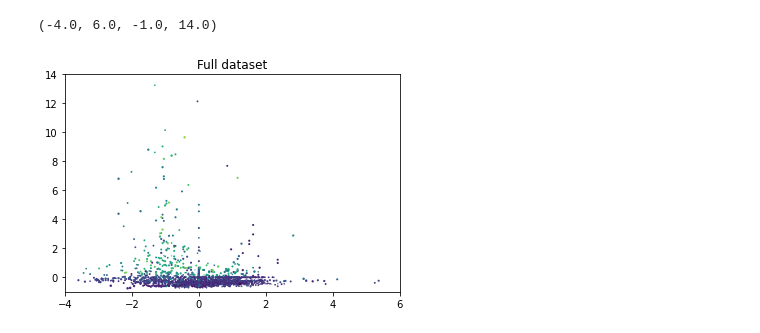
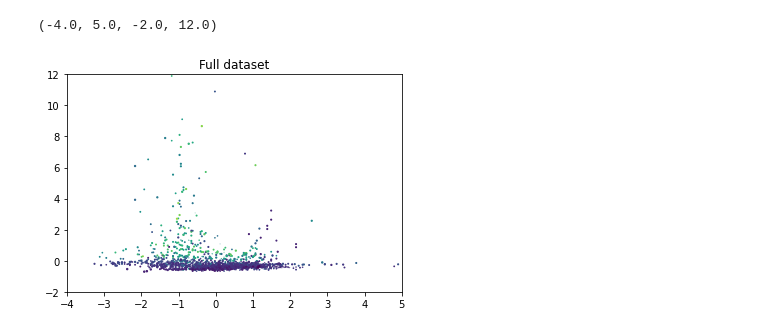
Before and after one commit to megannguyen6898/finalprojectDATA, a Jupyter notebook: finalproject.ipynb, the cells around one changed output. Drawn from its saved outputs; the diff is of its cells as text; code cells hidden in the pictures.

```diff
--- a/finalproject.ipynb
+++ b/finalproject.ipynb
@@ -75 +52,3 @@ dataset1['Conductivity_norm'] = normalization(dataset1['Conductivity'])
+# %%
+dataset1.index = dataset1.Date.copy()
 # %%
@@ -78,0 +63,5 @@ temp = dataset1['Temperature']
+# %%
+dataset1['PH_norm'] = (dataset1.PH - dataset1.PH.mean())/dataset1.PH.std()
+dataset1['Conduct_norm'] = (dataset1.Conductivity - dataset1.Conductivity.mean())/dataset1.Conductivity.std()
+dataset1['Temp_norm'] = (dataset1.Temperature - dataset1.Temperature.mean())/dataset1.Temperature.std()
+dataset1['Turb_norm'] = (dataset1.Turbidity - dataset1.Turbidity.mean())/dataset1.Turbidity.std()
@@ -91,18 +120,13 @@ pd.DataFrame(temp).plot(kind='density')
 # %%
 #tensor is multi-dimensional matrix containing elements of a single data type
-covariates = ['PH','Turbidity','Temperature']
-conductivity = dataset1['Conductivity_norm']
+covariates = ['PH_norm','Turb_norm','Temp_norm']
+conductivity = dataset1['Conduct_norm']
 data_points = torch.from_numpy(np.stack([dataset1[a] for a in covariates], axis=1)).float()
 data_targets = torch.from_numpy(np.stack(conductivity)).float()
 
 n_data_entries = conductivity.shape[0]
 n_data_dim = len(covariates)
 n_data = len(dataset1)
-# %%
-# Shuffle data
-data_shuffled_idx = torch.randperm(n_data_entries).numpy()
-data_targets = data_targets[data_shuffled_idx]
-data_points = data_points[data_shuffled_idx]
 # %%
 # Split training and test sets
 train_frac = 0.7
@@ -113,13 +137,13 @@ train_targets = data_targets[:n_train]
 test_points = data_points[n_train:]
 test_targets = data_targets[n_train:]
 # %%
-extent = [-4, 6, -1, 14]
+extent = [-4, 5, -2, 12]
 plt.scatter(data_points[:, 0], data_points[:, 1], data_points[:, 2], c=data_targets)
 plt.title("Full dataset")
 plt.axis(extent)
 # %% [output]
-(-4.0, 6.0, -1.0, 14.0)
+(-4.0, 5.0, -2.0, 12.0)
-[figure, old version]
+[figure, new version]
 # %%
 plt.subplot(121)
 plt.scatter(train_points[:, 0], train_points[:, 1], train_points[:, 2], c=train_targets)
```
Also changed, not shown: parts of 26 cells of this notebook.
